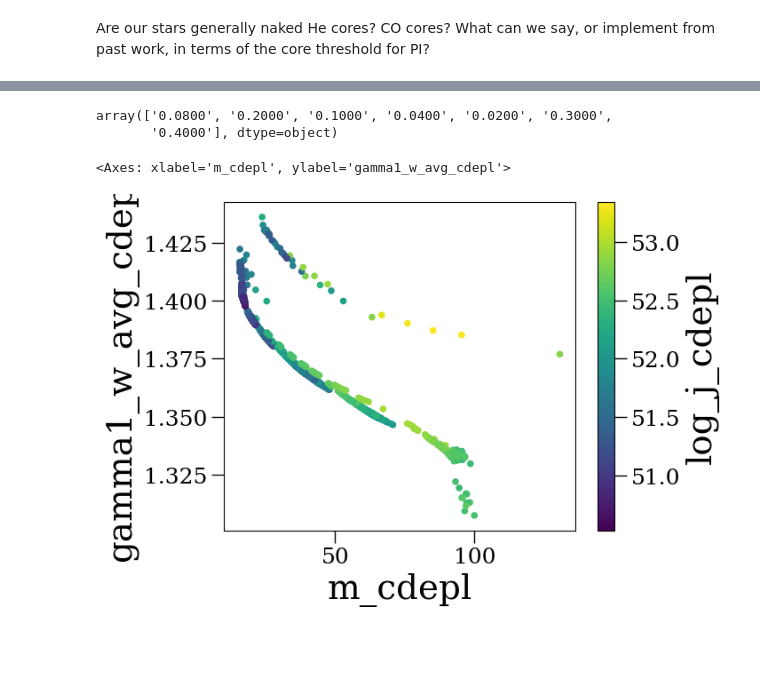
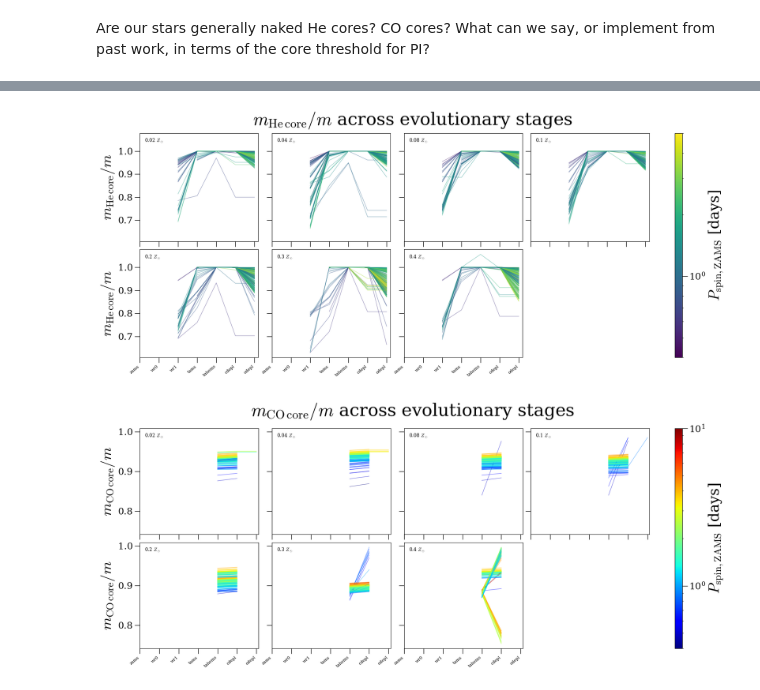
Before and after one commit to LucasMDeSa/35peak_che, a Jupyter notebook: development_notebooks/64_PairInstability.ipynb, the cells around one changed output, grey strips where cells are left out. Cells and saved outputs as stored; diff of their text form; code cells hidden in the pictures; blank space fills up the shorter version.

Commit message:
update development notebooks with new figures

```diff
--- a/development_notebooks/64_PairInstability.ipynb
+++ b/development_notebooks/64_PairInstability.ipynb
@@ -484,21 +483,18 @@ print(list(core_props_df.columns))
 # %%
 work_df = core_props_df.copy()
 # %%
-work_df['m_mc_delta_zams'] = work_df.m_zams - work_df.m_c_zams
-work_df['m_mc_delta_wr0'] = work_df.m_wr0 - work_df.m_c_wr0
-work_df['m_mc_delta_wr1'] = work_df.m_wr1 - work_df.m_c_wr1
-work_df['m_mc_delta_tams'] = work_df.m_tams - work_df.m_c_tams
-work_df['m_mc_delta_tahems'] = work_df.m_tahems - work_df.m_c_tahems
-work_df['m_mc_delta_cdepl'] = work_df.m_cdepl - work_df.m_c_cdepl
-work_df['m_mc_delta_odepl'] = work_df.m_odepl - work_df.m_c_odepl
+work_df['m_mhecore_delta_zams'] = work_df.m_zams - work_df.m_hecore_zams
+work_df['m_mhecore_delta_wr0'] = work_df.m_wr0 - work_df.m_hecore_wr0
+work_df['m_mhecore_delta_wr1'] = work_df.m_wr1 - work_df.m_hecore_wr1
+work_df['m_mhecore_delta_tams'] = work_df.m_tams - work_df.m_hecore_tams
+work_df['m_mhecore_delta_tahems'] = work_df.m_tahems - work_df.m_hecore_tahems
+work_df['m_mhecore_delta_cdepl'] = work_df.m_cdepl - work_df.m_hecore_cdepl
+work_df['m_mhecore_delta_odepl'] = work_df.m_odepl - work_df.m_hecore_odepl
+
+work_df['m_mcocore_delta_zams'] = work_df.m_zams - work_df.m_cocore_zams
+work_df['m_mcocore_delta_wr0'] = work_df.m_wr0 - work_df.m_cocore_wr0
+work_df['m_mcocore_delta_wr1'] = work_df.m_wr1 - work_df.m_cocore_wr1
+work_df['m_mcocore_delta_tams'] = work_df.m_tams - work_df.m_cocore_tams
+work_df['m_mcocore_delta_tahems'] = work_df.m_tahems - work_df.m_cocore_tahems
+work_df['m_mcocore_delta_cdepl'] = work_df.m_cdepl - work_df.m_cocore_cdepl
+work_df['m_mcocore_delta_odepl'] = work_df.m_odepl - work_df.m_cocore_odepl
-# %%
-work_df.z_key.unique()
-# %% [output]
-array(['0.0800', '0.2000', '0.1000', '0.0400', '0.0200', '0.3000',
-       '0.4000'], dtype=object)
-# %%
-stage = 'cdepl'
-work_df.plot.scatter(x=f'm_{stage}', y=f'gamma1_w_avg_{stage}', c=f'log_j_{stage}', colormap='viridis')
-# %% [output]
-<Axes: xlabel='m_cdepl', ylabel='gamma1_w_avg_cdepl'>
-[figure, removed]
@@ -504,0 +586,8 @@ work_df.plot.scatter(x=f'm_{stage}', y=f'gamma1_w_avg_{stage}', c=f'log_j_{stage
+# %%
+fig, axes = plot_core_ratio_tracks(work_df, core='he')
+# %% [output]
+[figure, added]
+# %%
+fig, axes = plot_core_ratio_tracks(work_df, core='co')
+# %% [output]
+[figure, added]
```
Also changed, not shown: parts of 15 cells of this notebook, 2 other files.
